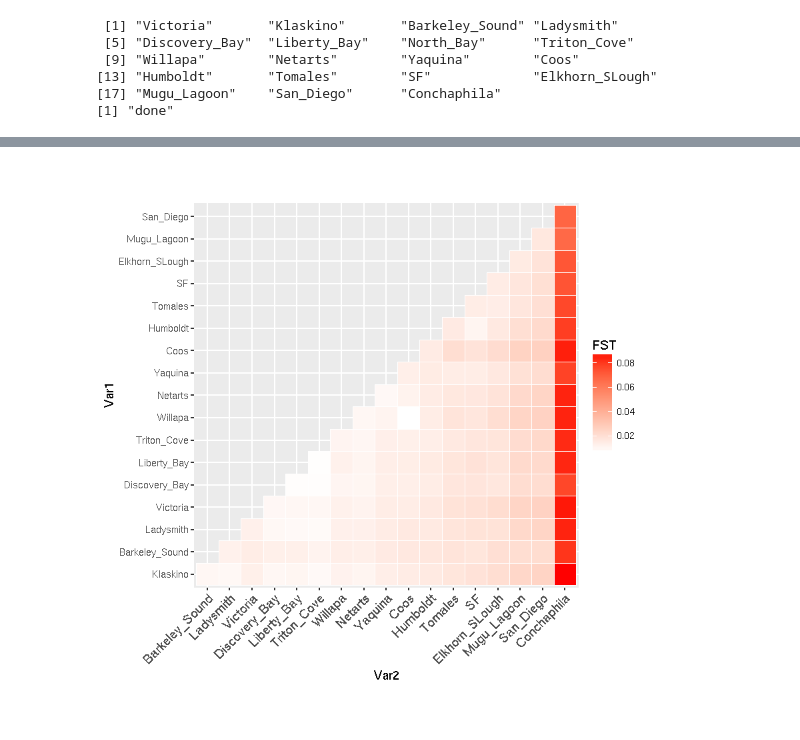
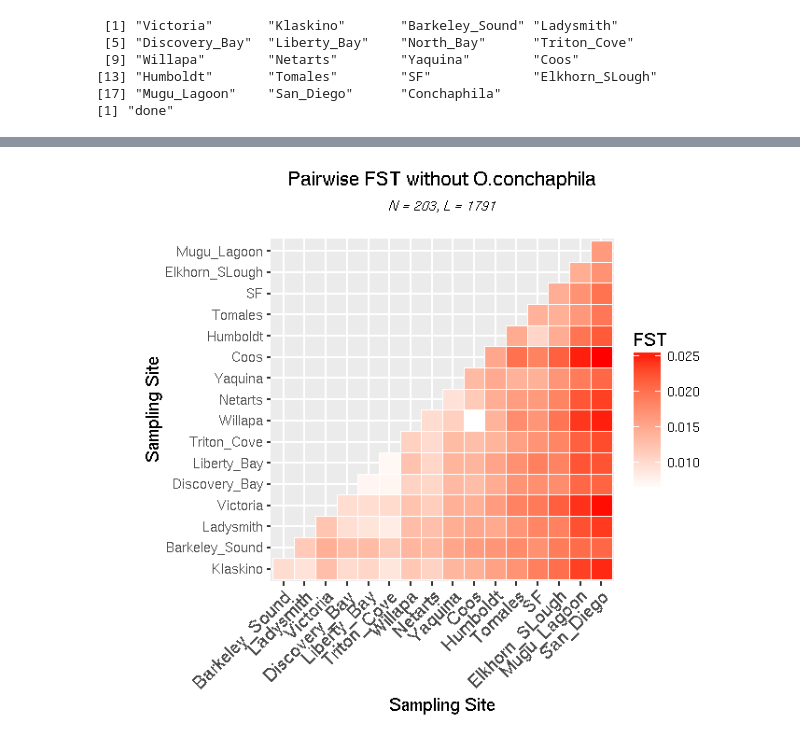
Before and after one commit to ksil91/2016_Notebook, a Jupyter notebook: Exploring_GBS_Data_With_R.ipynb, the cells around one changed output, grey strips where cells are left out. Saved outputs shown, nothing was run; the diff lists cells and outputs as text; code cells hidden in the pictures.

```diff
--- a/Exploring_GBS_Data_With_R.ipynb
+++ b/Exploring_GBS_Data_With_R.ipynb
@@ -176,6 +180,8 @@ getCoverFst <- function(geno_matrix, suf,test_sub,null_sub){
 # %%
 ##THIS MODULE CALCULATES H-W EQUILIBRIUM FOR EACH LOCUS
 getHW <- function(geno_matrix, suf){
+    af.table <- read.table(file=paste(suf,"af",sep="."), header=FALSE)
+    af <- as.numeric(af.table$V1)
     HW_chi = {}
     L <- ncol(geno_matrix)
     S <- nrow(geno_matrix)
@@ -221,7 +227,7 @@ for(i in seq(1,length(popcombos), by = 2)){
     meanFST = getCoverFst(geno_matrix, popsuf,test_sub, null_sub)
     fst.df[rownames(fst.df)==popcombos[i],popcombos[i+1]] <- meanFST
     pi.df[rownames(pi.df)==popcombos[i],popcombos[i+1]] <- meanPi
-    getHW(geno_matrix,suf)
+    getHW(geno_matrix,popsuf)
 }
 print("done")
 # %% [output]
@@ -287,5 +256,5 @@ fst.order.df
 # %%
-#m75h25maf0 <- read.table("p8r5maf0/over10k-BCWA-min75H25.fst_summary.tsv",row.names=1,sep="\t",header=TRUE,fill=TRUE)
+fst.order.df <- read.csv("over10k-min75H32u.pwFST", row.names=1)
 fst.mat <- data.matrix(fst.order.df)
 fst.noc.mat <- data.matrix(fst.order.df[c(1:17),c(1:17)])
 melted <- melt(fst.mat, na.rm =TRUE)
@@ -293,9 +276,10 @@ melted.noc <- melt(fst.noc.mat, na.rm = TRUE)
 # %%
-ggplot(data = melted, aes(Var2, Var1, fill = value))+
+options(repr.plot.width=6,repr.plot.height=5)
+ggplot(data = melted.noc, aes(Var2, Var1, fill = value))+
  geom_tile(color = "white")+
  scale_fill_gradient(low = "white", high = "red",
-   name="FST")  +
+   name="FST")  + ggtitle(expression(atop("Pairwise FST without O.conchaphila", atop(italic("N = 203, L = 1791"), ""))))+labs( x = "Sampling Site", y = "Sampling Site")+
  theme(axis.text.x = element_text(angle = 45, vjust = 1,
     size = 12, hjust = 1))+ coord_fixed()
 # %% [output]
-[figure, old version]
+[figure, new version]
```
Also changed, not shown: parts of 22 cells of this notebook, 3 other files.
